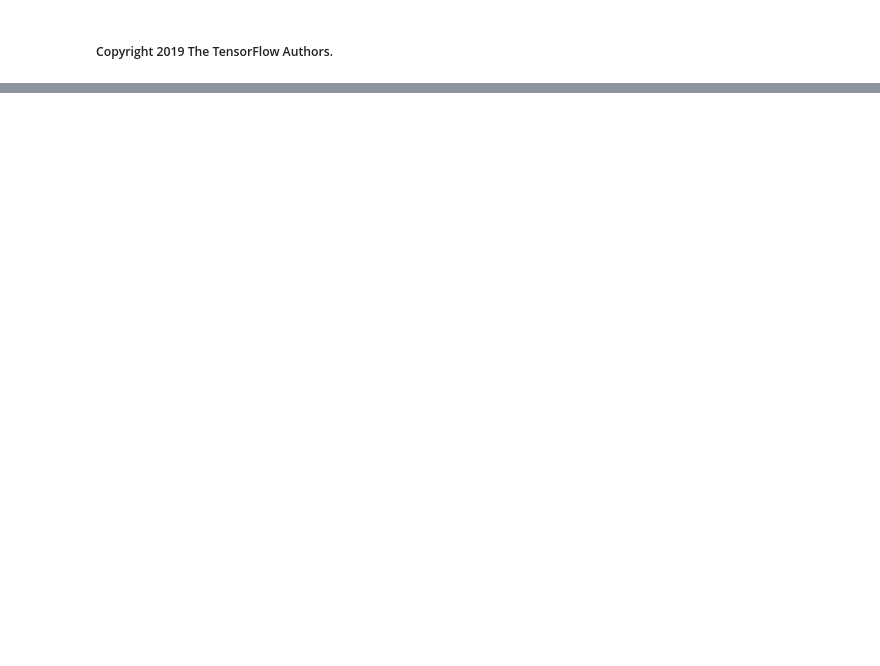
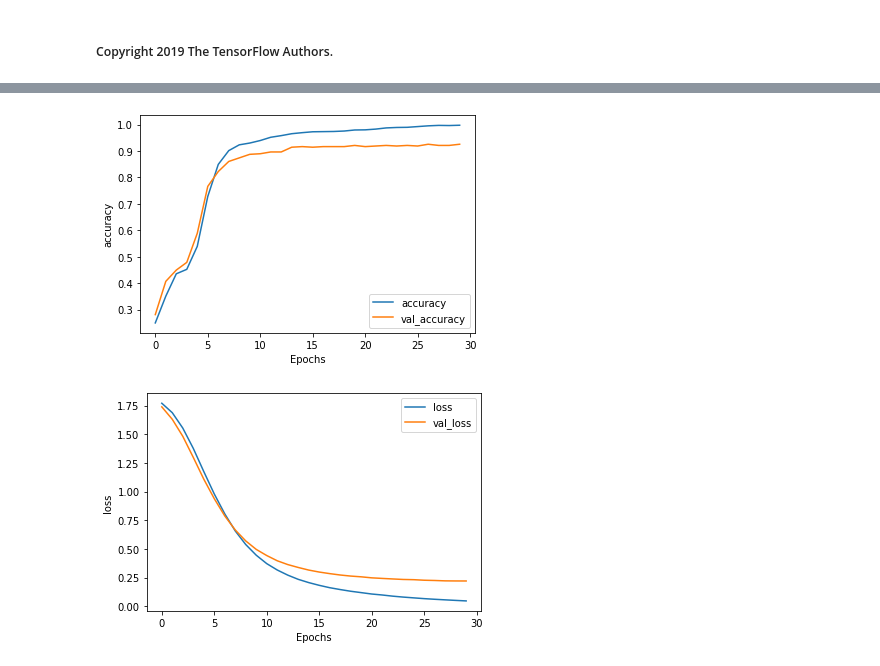
Before and after one commit to ryankarlos/tensorflow-dev-certification-practice, a Jupyter notebook: nlp/notebooks/BBC_news_archive_embeddings.ipynb, the cells around one changed output, grey strips where cells are left out. Saved outputs shown, nothing was run; the diff lists cells and outputs as text; code cells hidden in the pictures; blank space fills up the shorter version.

```diff
--- a/nlp/notebooks/BBC_news_archive_embeddings.ipynb
+++ b/nlp/notebooks/BBC_news_archive_embeddings.ipynb
@@ -181,17 +258,20 @@ history = model.fit(train_padded, training_label_seq, epochs=num_epochs, validat
 # %%
 import matplotlib.pyplot as plt
 
 
 def plot_graphs(history, string):
   plt.plot(history.history[string])
   plt.plot(history.history['val_'+string])
   plt.xlabel("Epochs")
   plt.ylabel(string)
   plt.legend([string, 'val_'+string])
   plt.show()
 
-plot_graphs(history, "acc")
+plot_graphs(history, "accuracy")
 plot_graphs(history, "loss")
+# %% [output]
+[figure, added]
+[figure, added]
 # %%
 reverse_word_index = dict([(value, key) for (key, value) in word_index.items()])
 
```
Also changed, not shown: parts of 10 cells of this notebook, 2 other files.
